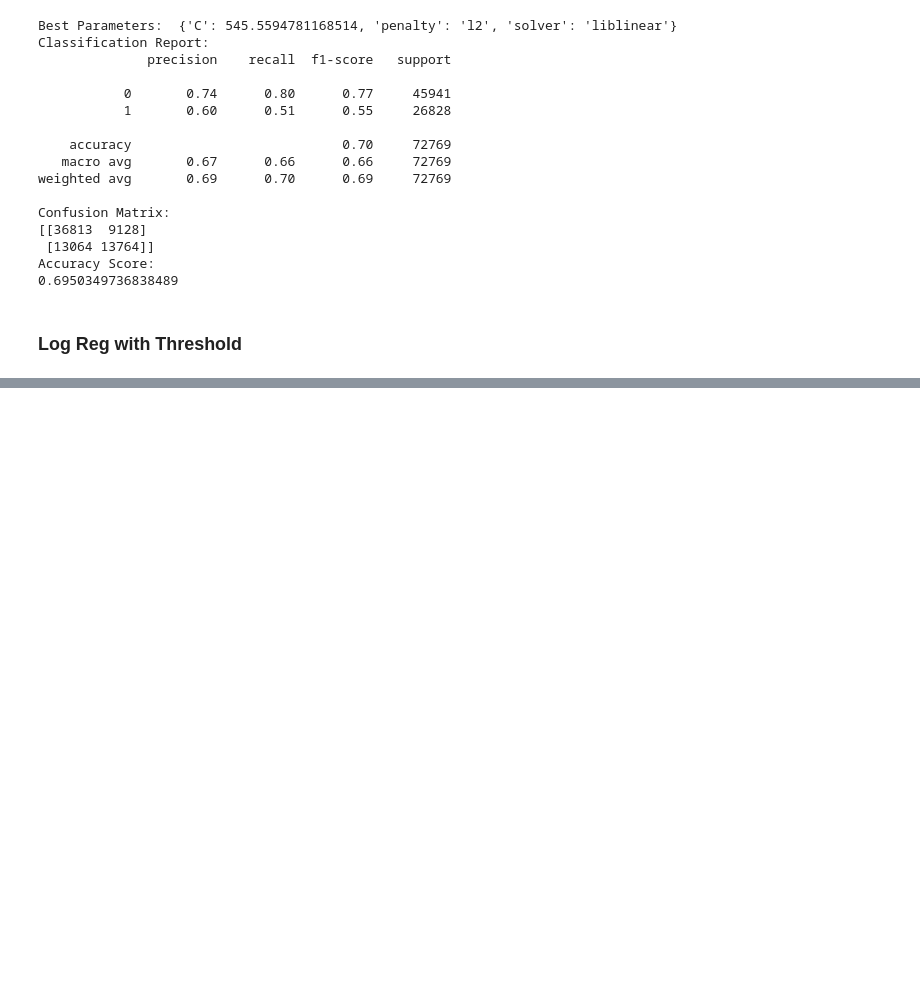
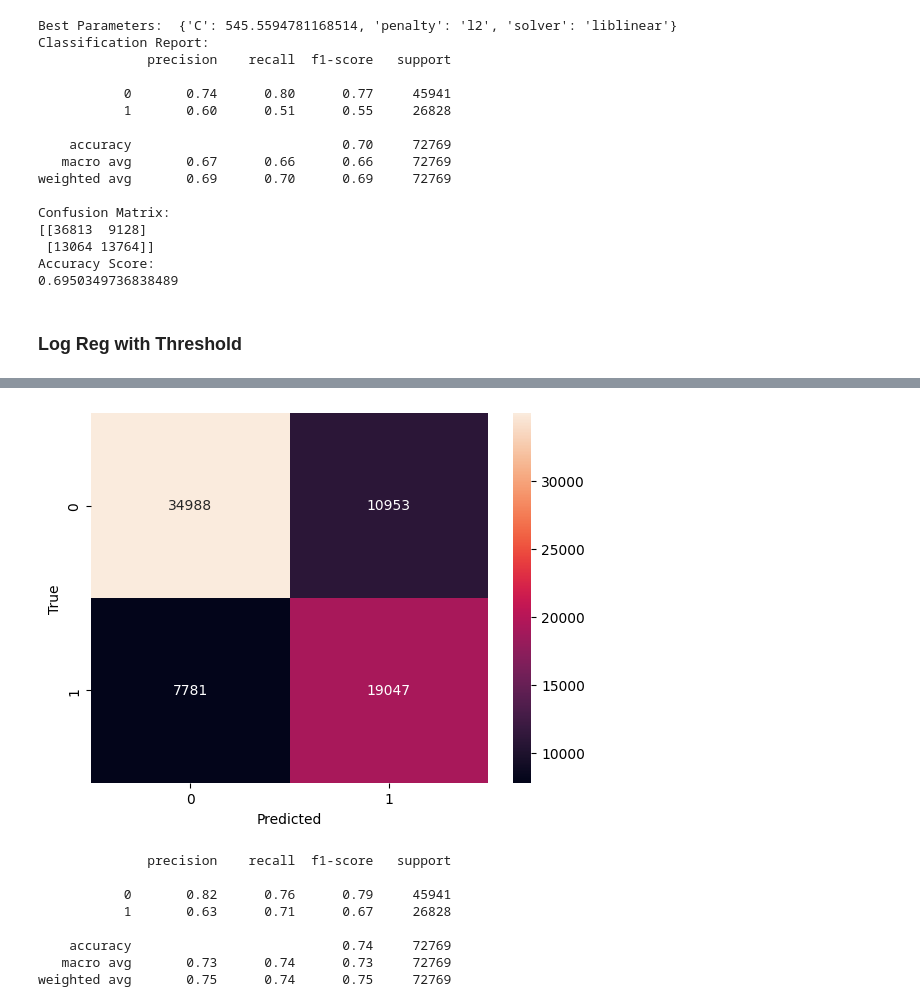
Before and after one commit to Brittanysacha/Mini-Project-V, a Jupyter notebook: mini_project_V.ipynb, the cells around one changed output, grey strips where cells are left out. Cells and saved outputs as stored; diff of their text form; code cells hidden in the pictures; blank space fills up the shorter version.

Commit message:
test ensemble model built

```diff
--- a/mini_project_V.ipynb
+++ b/mini_project_V.ipynb
@@ -732,0 +764,29 @@ model.fit(X_train, y_train, epochs=10, batch_size=32, validation_data=(X_test, y
+# %%
+from sklearn.metrics import confusion_matrix, classification_report
+import seaborn as sns
+import matplotlib.pyplot as plt
+
+# Evaluate the model on the test data
+loss, accuracy = model.evaluate(X_test, y_test)
+print("Test Loss:", loss)
+print("Test Accuracy:", accuracy)
+
+# Make predictions on the test data
+y_pred = model.predict(X_test)
+
+# Convert the predicted probabilities to binary values
+y_pred_binary = (y_pred > 0.5).astype(int)
+
+# Create confusion matrix
+cm = confusion_matrix(y_test, y_pred_binary)
+
+# Create a heatmap of the confusion matrix
+sns.heatmap(cm, annot=True, fmt="d")
+plt.xlabel('Predicted')
+plt.ylabel('True')
+plt.show()
+
+# Create classification report
+report = classification_report(y_test, y_pred_binary)
+print(report)
+# %% [output]
@@ -732,0 +797,9 @@ model.fit(X_train, y_train, epochs=10, batch_size=32, validation_data=(X_test, y
+[figure, added]
+              precision    recall  f1-score   support
+
+           0       0.82      0.76      0.79     45941
+           1       0.63      0.71      0.67     26828
+
+    accuracy                           0.74     72769
+   macro avg       0.73      0.74      0.73     72769
+weighted avg       0.75      0.74      0.75     72769
```
Also changed, not shown: parts of 9 cells of this notebook.
